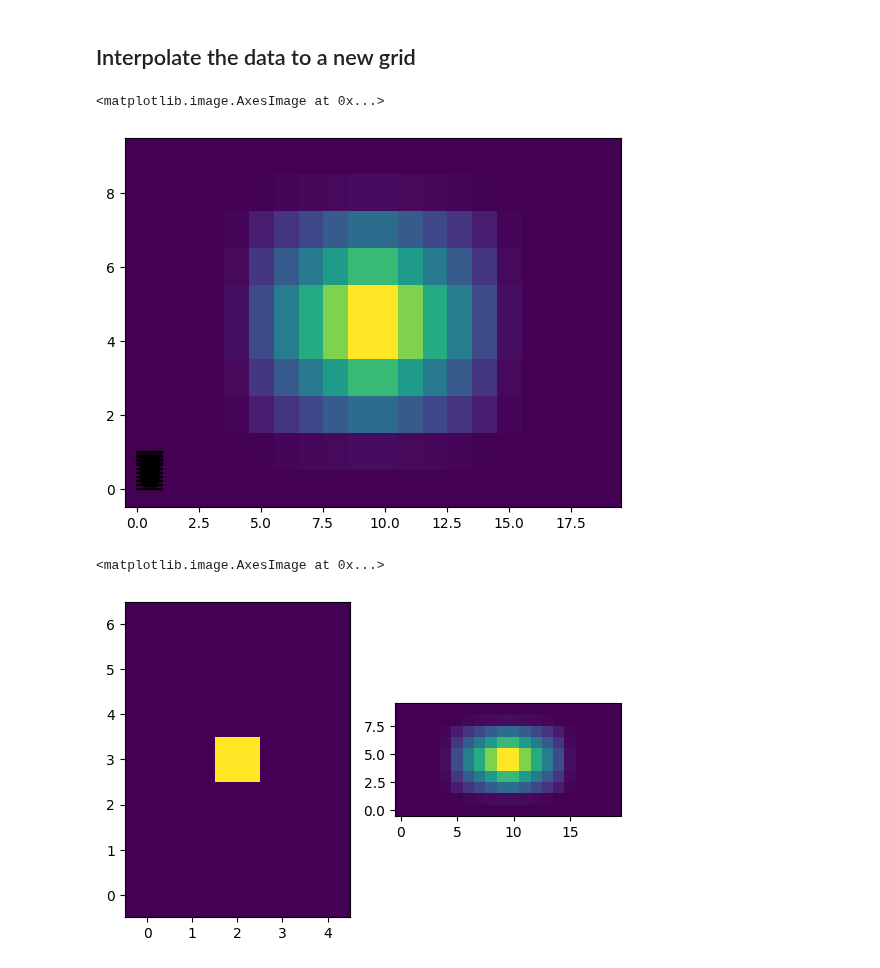
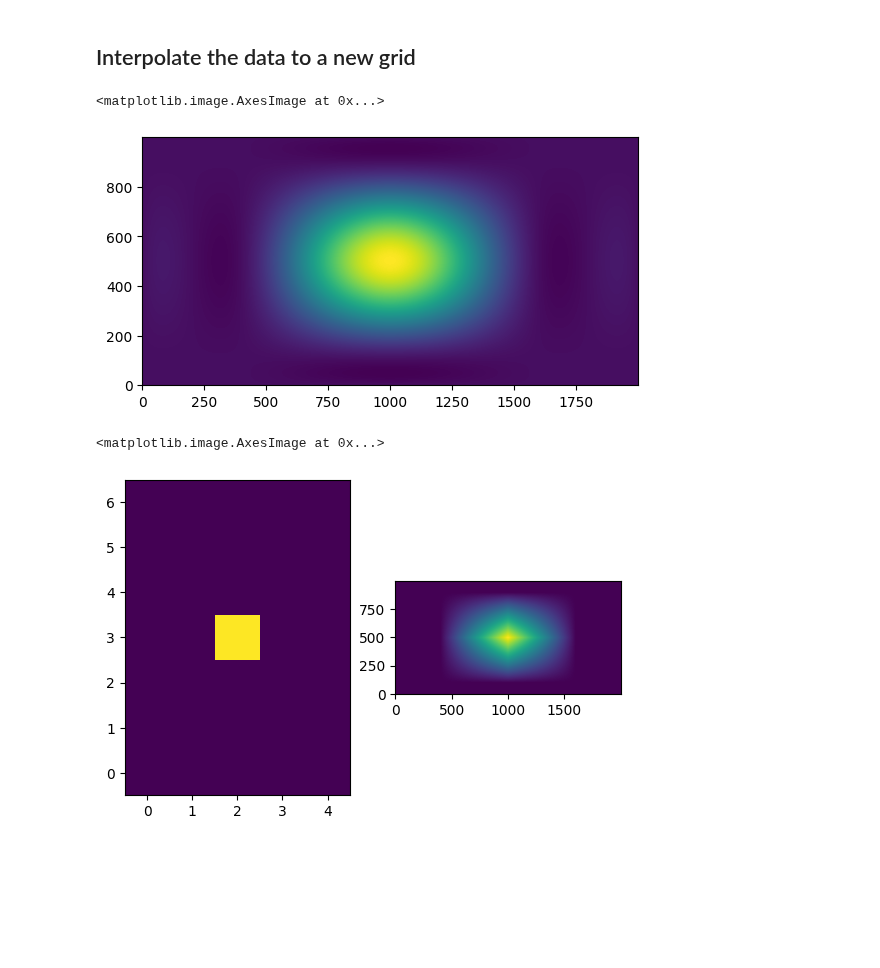
Before and after one commit to inowas/morpheus, a Jupyter notebook: src/backend/src/notebooks/RasterInterpolation.ipynb, the cells around one changed output. Drawn from its saved outputs; the diff is of its cells as text; code cells hidden in the pictures; blank space fills up the shorter version.

```diff
--- a/src/backend/src/notebooks/RasterInterpolation.ipynb
+++ b/src/backend/src/notebooks/RasterInterpolation.ipynb
@@ -41,16 +41,16 @@ interp = RegularGridInterpolator((x, y), data, bounds_error=False, fill_value=No
 # %% [markdown]
 ## Interpolate the data to a new grid
 # %%
-x_new = np.linspace(0, 1, 20)
-y_new = np.linspace(0, 1, 10)
+x_new = np.linspace(0, 1, 2000)
+y_new = np.linspace(0, 1, 1000)
 XX_new, YY_new = np.meshgrid(x_new, y_new, indexing='xy')
 
-data_new = interp((XX_new, YY_new), method='linear')
-plt.scatter(XX_new, YY_new, data_new, c='k', marker='s')
-plt.imshow(data_new, origin='lower', aspect='auto')
+data_new = interp((XX_new, YY_new), method='cubic')
+#plt.scatter(XX_new, YY_new, data_new, c='k', marker='s')
+plt.imshow(data_new, origin='lower')
 # %% [output]
 <matplotlib.image.AxesImage at 0x...>
-[figure, old version]
+[figure, new version]
 # %%
 fig = plt.figure()
 subplot_1 = fig.add_subplot(1, 2, 1)
@@ -60,4 +60,4 @@ subplot_1.imshow(data, origin='lower')
 subplot_2.imshow(data_new, origin='lower')
 # %% [output]
 <matplotlib.image.AxesImage at 0x...>
-[figure, old version]
+[figure, new version]
```
Also changed, not shown: 7 other files.
